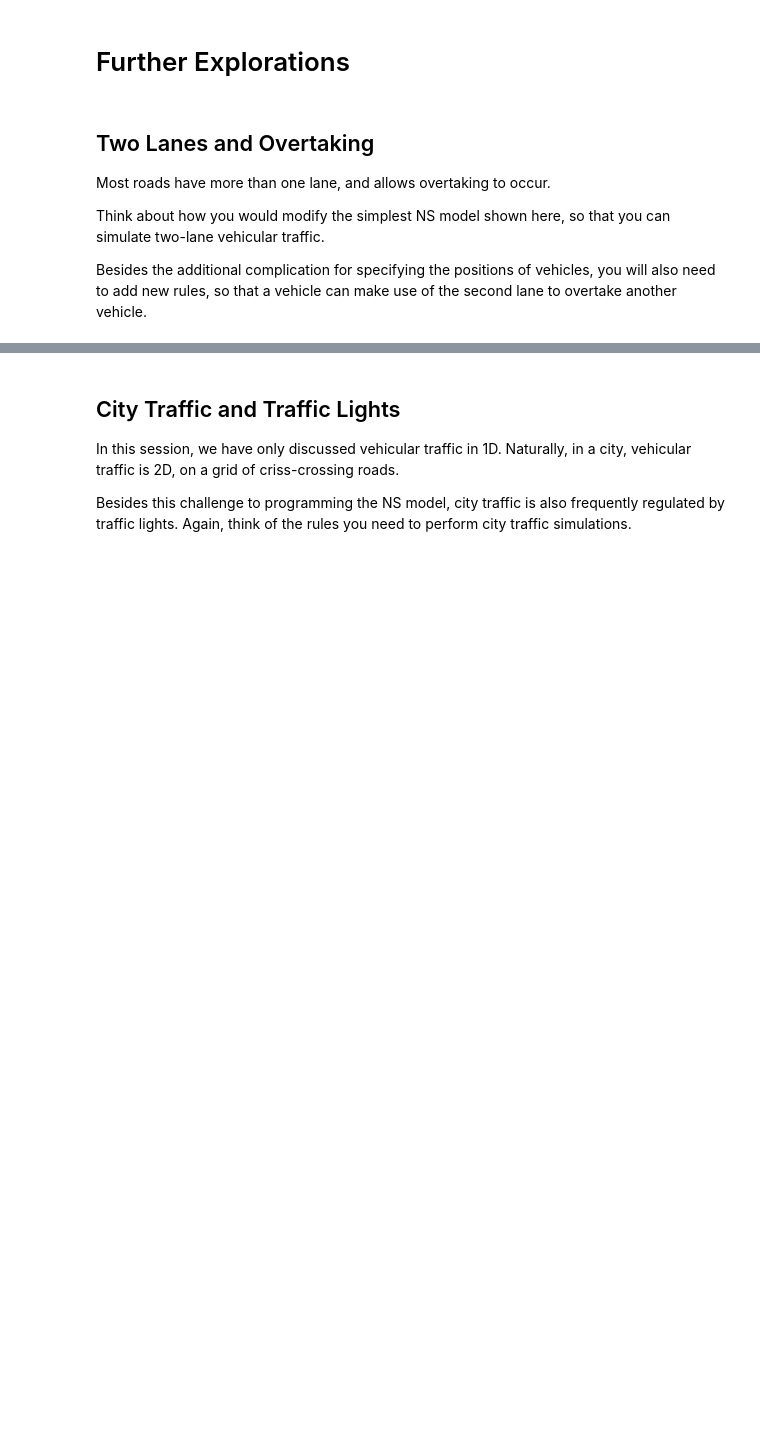
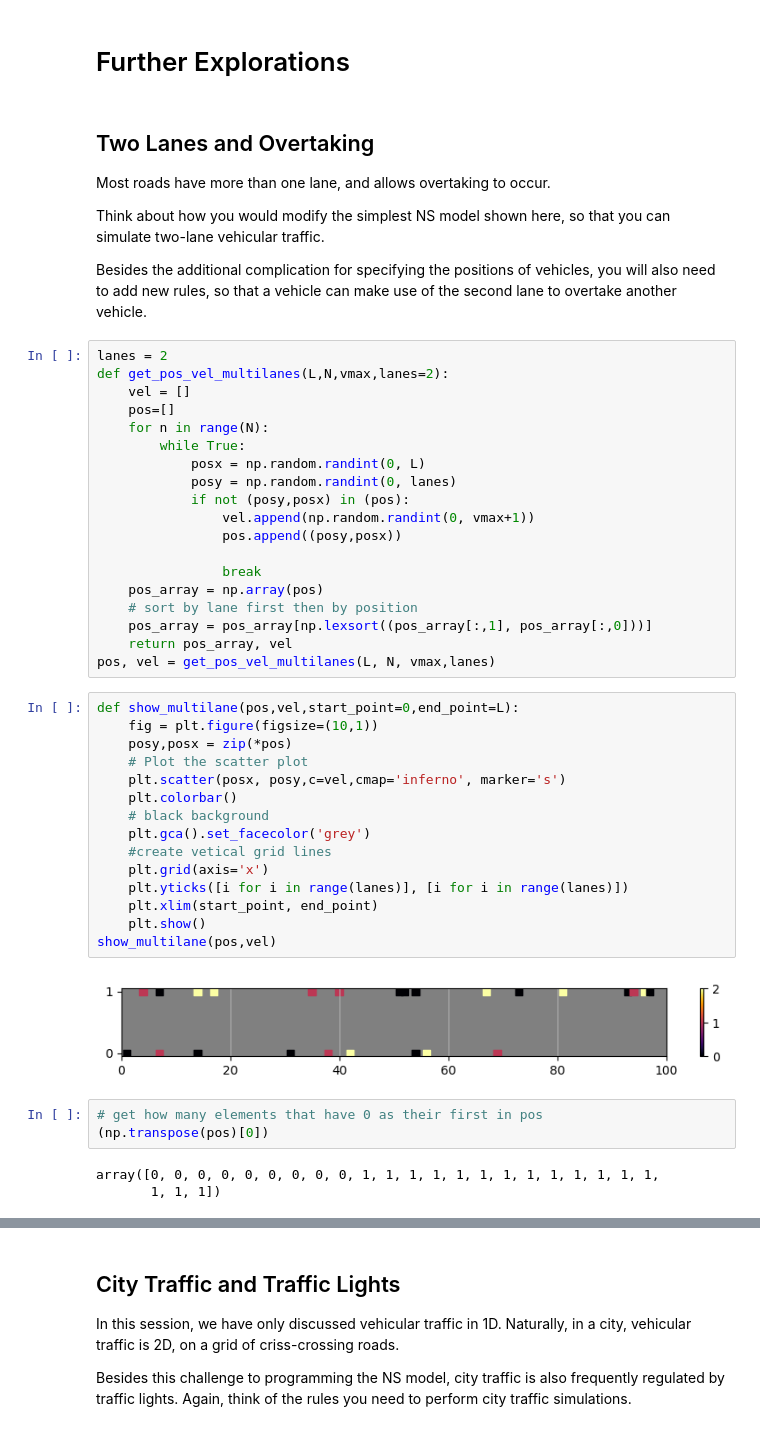
Before and after one commit to PunnawatSiri/Complexity_Science_Course, a Jupyter notebook: NagelSchreckenbergModel.ipynb, the cells around one changed output, grey strips where cells are left out. Saved outputs shown, nothing was run; the diff lists cells and outputs as text; blank space fills up the shorter version.

Commit message:
Add multilane

```diff
--- a/NagelSchreckenbergModel.ipynb
+++ b/NagelSchreckenbergModel.ipynb
@@ -454,3 +455,45 @@ Most roads have more than one lane, and allows overtaking to occur.
 Think about how you would modify the simplest NS model shown here, so that you can simulate two-lane vehicular traffic.
 
 Besides the additional complication for specifying the positions of vehicles, you will also need to add new rules, so that a vehicle can make use of the second lane to overtake another vehicle.
+# %%
+lanes = 2
+def get_pos_vel_multilanes(L,N,vmax,lanes=2):
+    vel = []
+    pos=[]
+    for n in range(N):
+        while True:
+            posx = np.random.randint(0, L)
+            posy = np.random.randint(0, lanes)
+            if not (posy,posx) in (pos):
+                vel.append(np.random.randint(0, vmax+1))
+                pos.append((posy,posx))
+
+                break
+    pos_array = np.array(pos)
+    # sort by lane first then by position
+    pos_array = pos_array[np.lexsort((pos_array[:,1], pos_array[:,0]))]
+    return pos_array, vel
+pos, vel = get_pos_vel_multilanes(L, N, vmax,lanes)
+# %%
+def show_multilane(pos,vel,start_point=0,end_point=L):
+    fig = plt.figure(figsize=(10,1))
+    posy,posx = zip(*pos)
+    # Plot the scatter plot
+    plt.scatter(posx, posy,c=vel,cmap='inferno', marker='s')
+    plt.colorbar()
+    # black background
+    plt.gca().set_facecolor('grey')
+    #create vetical grid lines
+    plt.grid(axis='x')
+    plt.yticks([i for i in range(lanes)], [i for i in range(lanes)])
+    plt.xlim(start_point, end_point)
+    plt.show()
+show_multilane(pos,vel)
+# %% [output]
+[figure, added]
+# %%
+# get how many elements that have 0 as their first in pos
+(np.transpose(pos)[0])
+# %% [output]
+array([0, 0, 0, 0, 0, 0, 0, 0, 0, 1, 1, 1, 1, 1, 1, 1, 1, 1, 1, 1, 1, 1,
+       1, 1, 1])
```
Also changed, not shown: parts of 6 cells of this notebook.
